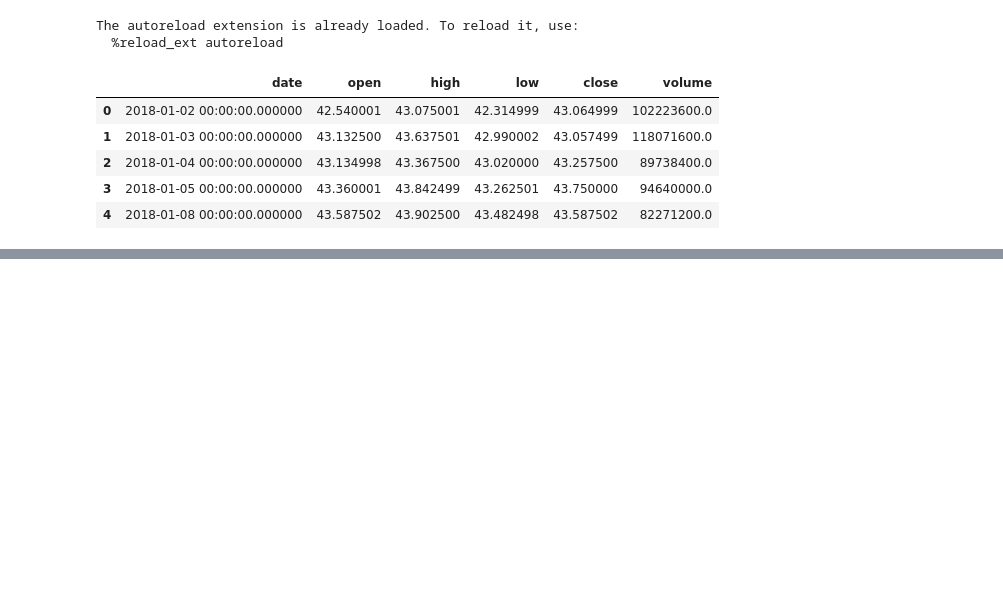
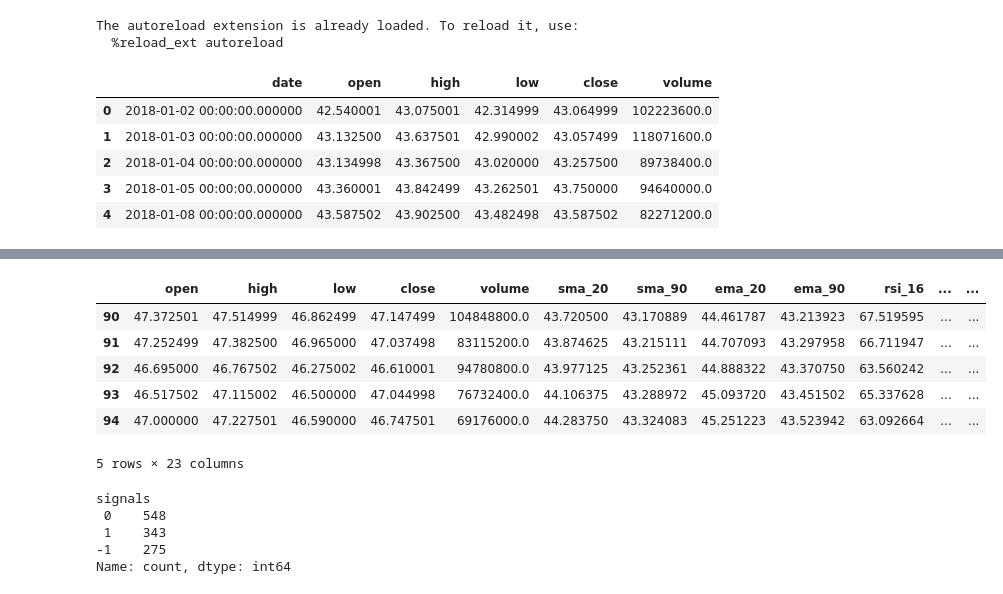
Before and after one commit to Faysal-Sohan/ensemble-trading-strategy, a Jupyter notebook: modules/signal_based_on_prev_fwd_price.ipynb, the cells around one changed output, grey strips where cells are left out. Drawn from its saved outputs; the diff is of its cells as text; code cells hidden in the pictures; blank space fills up the shorter version.

Commit message:
ran backtest on different model signal

```diff
--- a/modules/signal_based_on_prev_fwd_price.ipynb
+++ b/modules/signal_based_on_prev_fwd_price.ipynb
@@ -33,3 +35,10 @@ featured_df.head(10)
 | 96 | 47.000000 | 47.317501 | 46.727501 | 46.907501 | 73603200.0 | 44.821000 | 43.394417 | 45.523246 | 43.663942 | 63.354907 | 55.641817 | ... |
 | 97 | 47.095001 | 47.220001 | 46.695000 | 46.790001 | 60962800.0 | 45.123750 | 43.427417 | 45.643890 | 43.732647 | 62.389451 | 48.749481 | ... |
 | 98 | 46.587502 | 47.125000 | 46.439999 | 47.090000 | 80233600.0 | 45.432625 | 43.458722 | 45.781614 | 43.806435 | 63.888142 | 45.206727 | ... |
+# %%
+featured_df['prev_3d_price'] = df.close.shift(3)
+featured_df['fwd_3d_price'] = df.close.shift(-3)
+featured_df.dropna(inplace=True)
+featured_df['prev_rets'] = featured_df['prev_3d_price'].pct_change().mul(100)
+featured_df['curr_rets'] = featured_df.close.pct_change().mul(100)
+featured_df['fwd_rets'] = featured_df['fwd_3d_price'].pct_change().mul(100)
@@ -35,0 +59,22 @@ featured_df.head(10)
+# %%
+featured_df['signals'] = np.where((featured_df['fwd_rets'] > 1), 1, 0)
+featured_df['signals'] = np.where((featured_df['fwd_rets'] < -1), -1, featured_df['signals'])
+featured_df.dropna(inplace=True)
+# %%
+featured_df.head()
+# %% [output]
+|  | open | high | low | close | volume | sma_20 | sma_90 | ema_20 | ema_90 | rsi_16 | ... | ... |
+| 90 | 47.372501 | 47.514999 | 46.862499 | 47.147499 | 104848800.0 | 43.720500 | 43.170889 | 44.461787 | 43.213923 | 67.519595 | ... | ... |
+| 91 | 47.252499 | 47.382500 | 46.965000 | 47.037498 | 83115200.0 | 43.874625 | 43.215111 | 44.707093 | 43.297958 | 66.711947 | ... | ... |
+| 92 | 46.695000 | 46.767502 | 46.275002 | 46.610001 | 94780800.0 | 43.977125 | 43.252361 | 44.888322 | 43.370750 | 63.560242 | ... | ... |
+| 93 | 46.517502 | 47.115002 | 46.500000 | 47.044998 | 76732400.0 | 44.106375 | 43.288972 | 45.093720 | 43.451502 | 65.337628 | ... | ... |
+| 94 | 47.000000 | 47.227501 | 46.590000 | 46.747501 | 69176000.0 | 44.283750 | 43.324083 | 45.251223 | 43.523942 | 63.092664 | ... | ... |
+5 rows × 23 columns
+# %%
+featured_df.signals.value_counts()
+# %% [output]
+signals
+ 0    548
+ 1    343
+-1    275
+Name: count, dtype: int64
```
Also changed, not shown: parts of 10 cells of this notebook, 6 other files.
